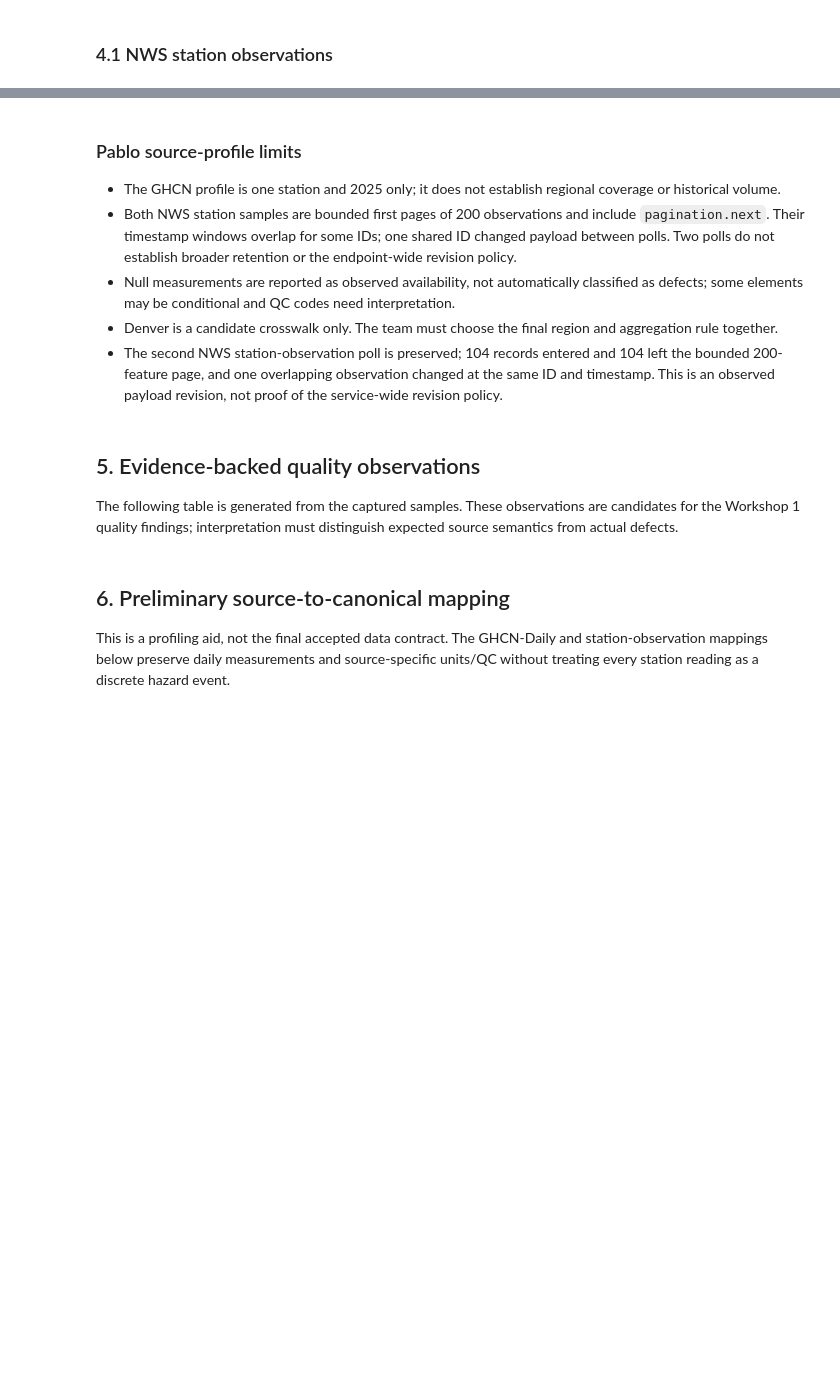
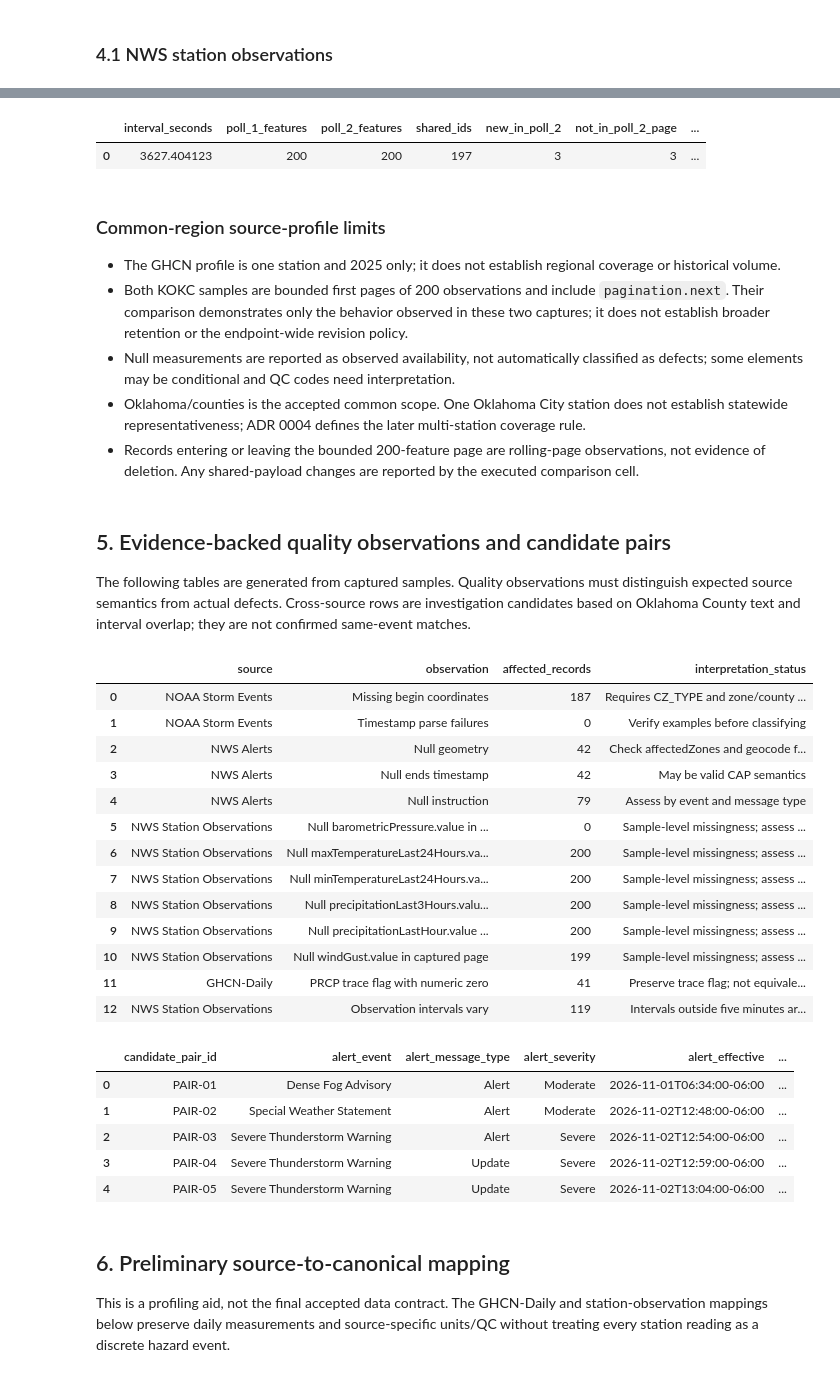
Before and after one commit to KevMasMas/multi-hazard-weather-monitoring, a Jupyter notebook: notebooks/01_source_profiling.ipynb, the cells around one changed output, grey strips where cells are left out. Saved outputs shown, nothing was run; the diff lists cells and outputs as text; code cells hidden in the pictures; blank space fills up the shorter version.

```diff
--- a/notebooks/01_source_profiling.ipynb
+++ b/notebooks/01_source_profiling.ipynb
@@ -636,8 +828,8 @@ changed_observation_ids = {
     if stable_value(station_poll1_by_id[observation_id]) != stable_value(station_poll2_by_id[observation_id])
 }
 station_poll_interval_seconds = (
-    pd.Timestamp(station_observations_poll2_metadata["retrievedAtUtc"])
-    - pd.Timestamp(station_observations_metadata["retrievedAtUtc"])
+    pd.Timestamp(station_observations_poll2_metadata["retrieved_at_utc"])
+    - pd.Timestamp(station_observations_metadata["nws_station_observations"]["local_capture_time_utc"])
 ).total_seconds()
 station_poll_comparison = pd.DataFrame([{
     "interval_seconds": station_poll_interval_seconds,
@@ -657,18 +849,21 @@ for observation_id in changed_observation_ids:
     changed_fields = [key for key in sorted(set(before) | set(after)) if before.get(key) != after.get(key)]
     print("Changed observation:", observation_id)
     print("Changed properties:", changed_fields)
+# %% [output]
+|  | interval_seconds | poll_1_features | poll_2_features | shared_ids | new_in_poll_2 | not_in_poll_2_page | ... |
+| 0 | 3627.404123 | 200 | 200 | 197 | 3 | 3 | ... |
 # %% [markdown]
-### Pablo source-profile limits
+### Common-region source-profile limits
 
 - The GHCN profile is one station and 2025 only; it does not establish regional coverage or historical volume.
-- Both NWS station samples are bounded first pages of 200 observations and include `pagination.next`. Their timestamp windows overlap for some IDs; one shared ID changed payload between polls. Two polls do not establish broader retention or the endpoint-wide revision policy.
+- Both KOKC samples are bounded first pages of 200 observations and include `pagination.next`. Their comparison demonstrates only the behavior observed in these two captures; it does not establish broader retention or the endpoint-wide revision policy.
 - Null measurements are reported as observed availability, not automatically classified as defects; some elements may be conditional and QC codes need interpretation.
-- Denver is a candidate crosswalk only. The team must choose the final region and aggregation rule together.
-- The second NWS station-observation poll is preserved; 104 records entered and 104 left the bounded 200-feature page, and one overlapping observation changed at the same ID and timestamp. This is an observed payload revision, not proof of the service-wide revision policy.
+- Oklahoma/counties is the accepted common scope. One Oklahoma City station does not establish statewide representativeness; ADR 0004 defines the later multi-station coverage rule.
+- Records entering or leaving the bounded 200-feature page are rolling-page observations, not evidence of deletion. Any shared-payload changes are reported by the executed comparison cell.
 # %% [markdown]
-## 5. Evidence-backed quality observations
+## 5. Evidence-backed quality observations and candidate pairs
 
-The following table is generated from the captured samples. These observations are candidates for the Workshop 1 quality findings; interpretation must distinguish expected source semantics from actual defects.
+The following tables are generated from captured samples. Quality observations must distinguish expected source semantics from actual defects. Cross-source rows are investigation candidates based on Oklahoma County text and interval overlap; they are not confirmed same-event matches.
 # %%
 quality_observations = pd.DataFrame([
     {
@@ -685,34 +880,61 @@ quality_observations = pd.DataFrame([
     },
     {
         "source": "NWS Alerts",
         "observation": "Null geometry",
         "affected_records": int(sum(feature.get("geometry") is None for feature in recent_features)),
         "interpretation_status": "Check affectedZones and geocode first",
     },
     {
         "source": "NWS Alerts",
         "observation": "Null ends timestamp",
         "affected_records": int(nws["properties.ends"].isna().sum()),
         "interpretation_status": "May be valid CAP semantics",
     },
     {
         "source": "NWS Alerts",
         "observation": "Null instruction",
         "affected_records": int(nws["properties.instruction"].isna().sum()),
         "interpretation_status": "Assess by event and message type",
     },
 ])
 station_quality_candidates = []
 for field in ["barometricPressure", "maxTemperatureLast24Hours", "minTemperatureLast24Hours", "precipitationLast3Hours", "precipitationLastHour", "windGust"]:
     field_summary = next(row for row in station_field_rows if row["field"] == field)
     station_quality_candidates.append({"source":"NWS Station Observations", "observation":f"Null {field}.value in captured page", "affected_records":field_summary["null_or_missing_values"], "interpretation_status":"Sample-level missingness; assess optionality and QC before calling a defect"})
 station_quality_candidates.extend([
     {"source": "GHCN-Daily", "observation": "PRCP trace flag with numeric zero", "affected_records": int(((ghcn_raw["PRCP"] == 0) & ghcn_raw["PRCP_ATTRIBUTES"].fillna("").str.startswith("T")).sum()), "interpretation_status": "Preserve trace flag; not equivalent to ordinary zero"},
-    {"source": "NWS Station Observations", "observation": "Observation point varies within one station page", "affected_records": len(set(station_coordinate_pairs)), "interpretation_status": "Two coordinate pairs observed; inspect provider/station metadata before treating station location as fixed"},
     {"source": "NWS Station Observations", "observation": "Observation intervals vary", "affected_records": int((pd.Series(station_timestamps.sort_values().diff().dropna().dt.total_seconds()) != 300).sum()), "interpretation_status": "Intervals outside five minutes are observed cadence variation, not automatically a defect"},
 ])
+if len(set(station_coordinate_pairs)) > 1:
+    station_quality_candidates.append({"source": "NWS Station Observations", "observation": "Observation point varies within one station page", "affected_records": len(set(station_coordinate_pairs)), "interpretation_status": "Multiple coordinate pairs observed; inspect provider/station metadata before treating station location as fixed"})
 quality_observations = pd.concat([quality_observations, pd.DataFrame(station_quality_candidates)], ignore_index=True)
 display(quality_observations)
+
+candidate_pairs = pd.read_csv(CANDIDATE_PAIRS_PATH)
+assert len(candidate_pairs) == 5, "Workshop 1 requires five candidate pairs."
+assert candidate_pairs["match_status"].eq("candidate_not_confirmed").all()
+display(candidate_pairs[["candidate_pair_id", "alert_event", "alert_message_type", "alert_severity", "alert_effective", "observation_timestamp", "seconds_after_alert_effective", "text_description", "wind_speed_value", "wind_gust_value", "visibility_value", "match_status"]])
+# %% [output]
+|  | source | observation | affected_records | interpretation_status |
+| 0 | NOAA Storm Events | Missing begin coordinates | 187 | Requires CZ_TYPE and zone/county ... |
+| 1 | NOAA Storm Events | Timestamp parse failures | 0 | Verify examples before classifying |
+| 2 | NWS Alerts | Null geometry | 42 | Check affectedZones and geocode f... |
+| 3 | NWS Alerts | Null ends timestamp | 42 | May be valid CAP semantics |
+| 4 | NWS Alerts | Null instruction | 79 | Assess by event and message type |
+| 5 | NWS Station Observations | Null barometricPressure.value in ... | 0 | Sample-level missingness; assess ... |
+| 6 | NWS Station Observations | Null maxTemperatureLast24Hours.va... | 200 | Sample-level missingness; assess ... |
+| 7 | NWS Station Observations | Null minTemperatureLast24Hours.va... | 200 | Sample-level missingness; assess ... |
+| 8 | NWS Station Observations | Null precipitationLast3Hours.valu... | 200 | Sample-level missingness; assess ... |
+| 9 | NWS Station Observations | Null precipitationLastHour.value ... | 200 | Sample-level missingness; assess ... |
+| 10 | NWS Station Observations | Null windGust.value in captured page | 199 | Sample-level missingness; assess ... |
+| 11 | GHCN-Daily | PRCP trace flag with numeric zero | 41 | Preserve trace flag; not equivale... |
+| 12 | NWS Station Observations | Observation intervals vary | 119 | Intervals outside five minutes ar... |
+|  | candidate_pair_id | alert_event | alert_message_type | alert_severity | alert_effective | ... |
+| 0 | PAIR-01 | Dense Fog Advisory | Alert | Moderate | 2026-11-01T06:34:00-06:00 | ... |
+| 1 | PAIR-02 | Special Weather Statement | Alert | Moderate | 2026-11-02T12:48:00-06:00 | ... |
+| 2 | PAIR-03 | Severe Thunderstorm Warning | Alert | Severe | 2026-11-02T12:54:00-06:00 | ... |
+| 3 | PAIR-04 | Severe Thunderstorm Warning | Update | Severe | 2026-11-02T12:59:00-06:00 | ... |
+| 4 | PAIR-05 | Severe Thunderstorm Warning | Update | Severe | 2026-11-02T13:04:00-06:00 | ... |
 # %% [markdown]
 ## 6. Preliminary source-to-canonical mapping
 
```
Also changed, not shown: parts of 24 cells of this notebook, 33 other files.
